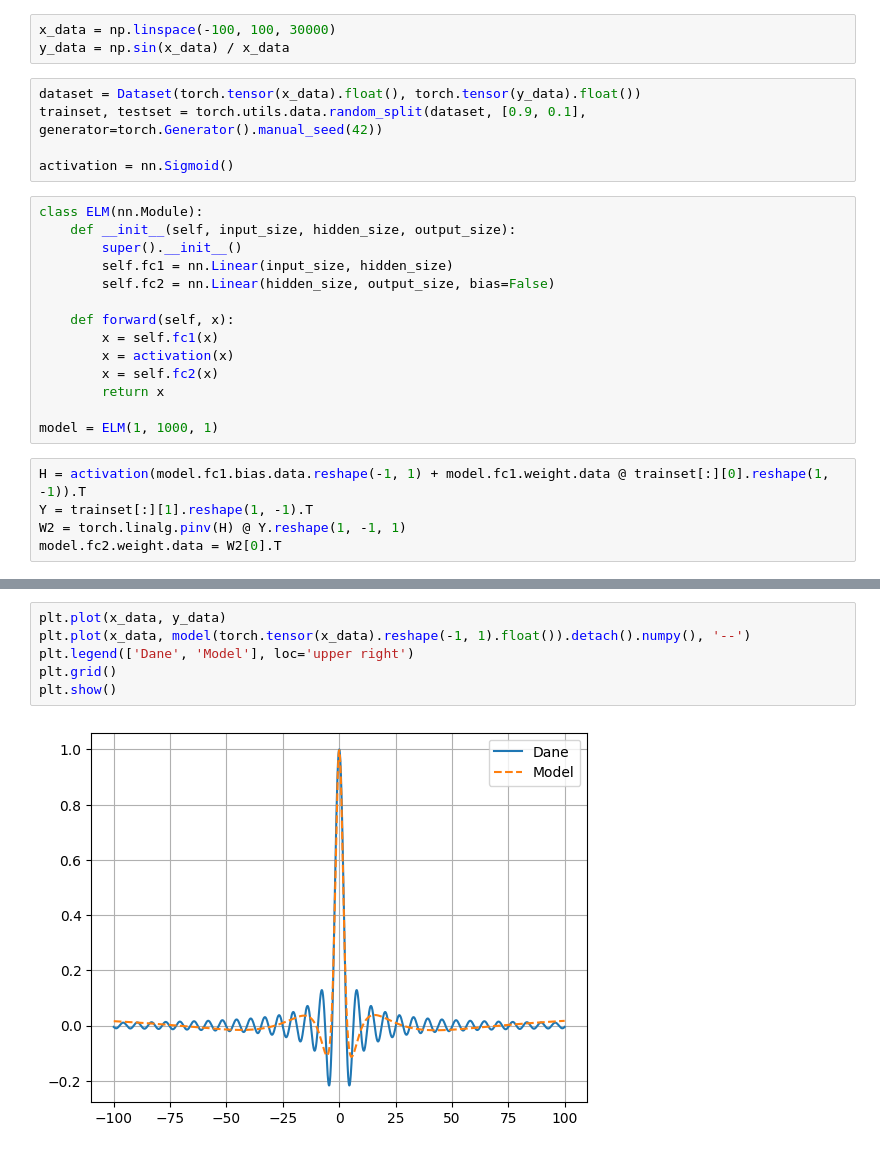
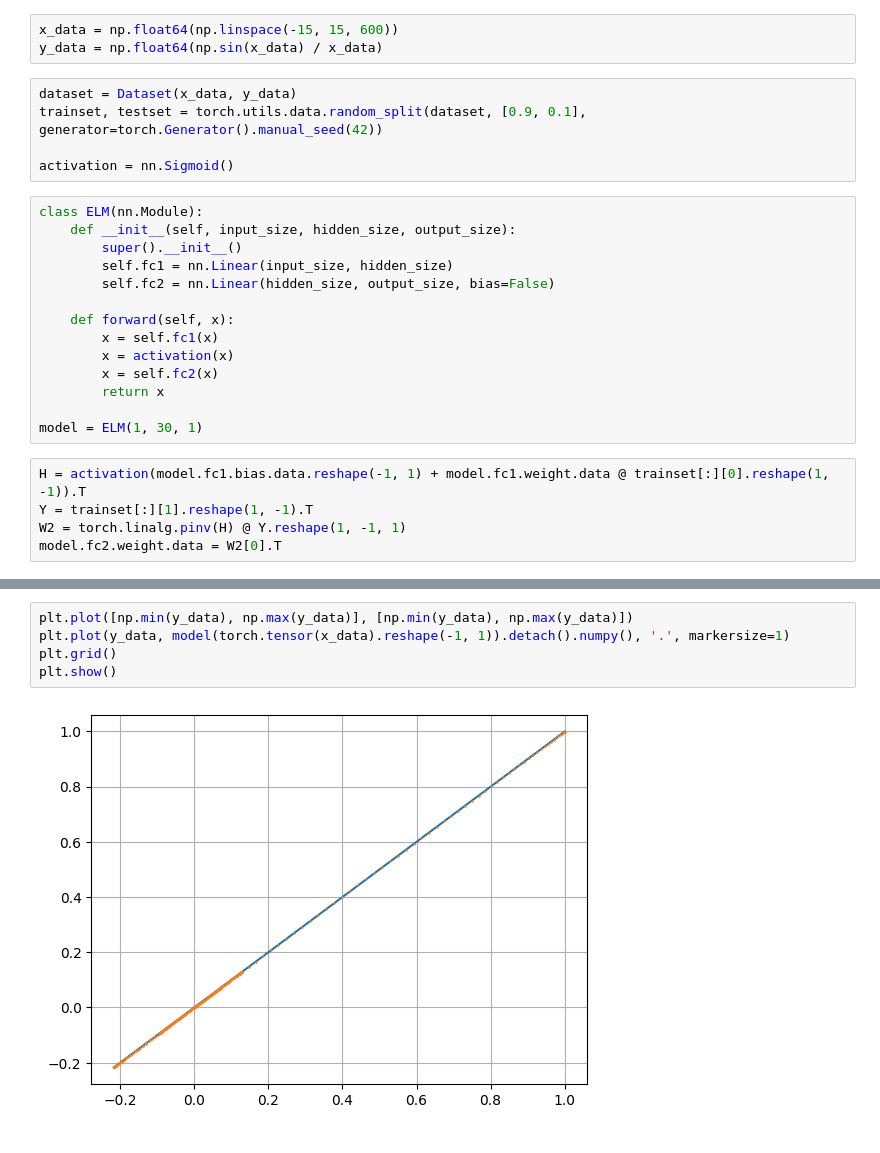
Before and after one commit to pochlebiacz/Analytical-neural-network-learning-algorithms, a Jupyter notebook: 1-Basic ELM.ipynb, the cells around one changed output, grey strips where cells are left out. Cells and saved outputs as stored; diff of their text form.

```diff
--- a/1-Basic ELM.ipynb
+++ b/1-Basic ELM.ipynb
@@ -8,8 +8,8 @@ from torch.utils.data import DataLoader
 # %%
-x_data = np.linspace(-100, 100, 30000)
-y_data = np.sin(x_data) / x_data
+x_data = np.float64(np.linspace(-15, 15, 600))
+y_data = np.float64(np.sin(x_data) / x_data)
 # %%
-dataset = Dataset(torch.tensor(x_data).float(), torch.tensor(y_data).float())
+dataset = Dataset(x_data, y_data)
 trainset, testset = torch.utils.data.random_split(dataset, [0.9, 0.1], generator=torch.Generator().manual_seed(42))
 
 activation = nn.Sigmoid()
@@ -26,7 +26,7 @@ class ELM(nn.Module):
         x = self.fc2(x)
         return x
 
-model = ELM(1, 1000, 1)
+model = ELM(1, 30, 1)
 # %%
 H = activation(model.fc1.bias.data.reshape(-1, 1) + model.fc1.weight.data @ trainset[:][0].reshape(1, -1)).T
 Y = trainset[:][1].reshape(1, -1).T
@@ -35,8 +47,7 @@ model.fc2.weight.data = W2[0].T
 # %%
-plt.plot(x_data, y_data)
-plt.plot(x_data, model(torch.tensor(x_data).reshape(-1, 1).float()).detach().numpy(), '--')
-plt.legend(['Dane', 'Model'], loc='upper right')
+plt.plot([np.min(y_data), np.max(y_data)], [np.min(y_data), np.max(y_data)])
+plt.plot(y_data, model(torch.tensor(x_data).reshape(-1, 1)).detach().numpy(), '.', markersize=1)
 plt.grid()
 plt.show()
 # %% [output]
-[figure, old version]
+[figure, new version]
```
Also changed, not shown: parts of 2 cells of this notebook, 2 other files.
